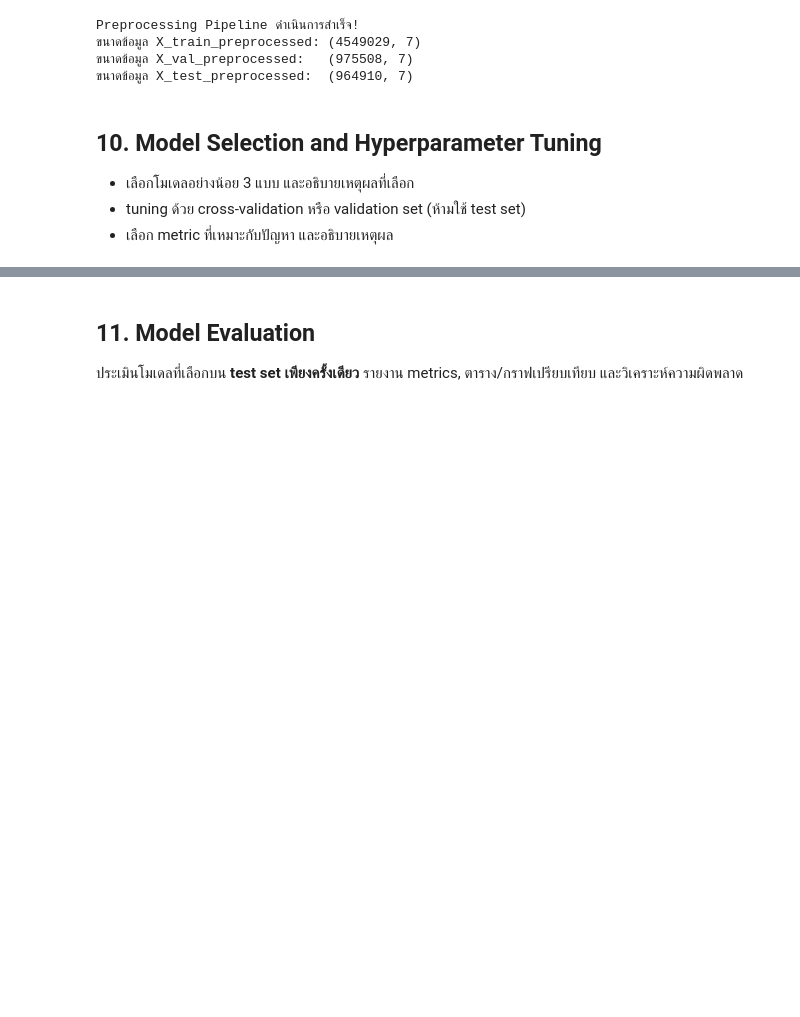
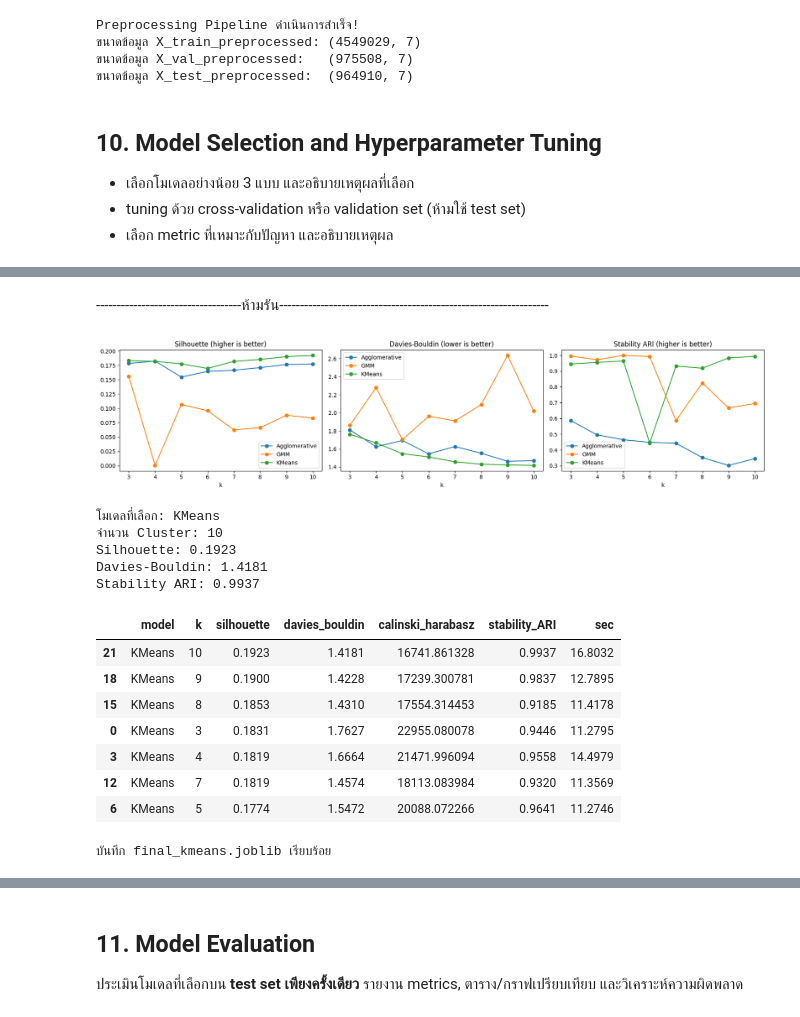
Before and after one commit to doperjerr/G2_MiniProject_Part2_BigData_ML, a Jupyter notebook: G2_MiniProject_Part2_BigData_ML.ipynb, the cells around one changed output, grey strips where cells are left out. Cells and saved outputs as stored; diff of their text form; code cells hidden in the pictures; blank space fills up the shorter version.

```diff
--- a/G2_MiniProject_Part2_BigData_ML.ipynb
+++ b/G2_MiniProject_Part2_BigData_ML.ipynb
@@ -1867,0 +2284,77 @@ Preprocessing Pipeline ดำเนินการสำเร็จ!
+# %% [markdown]
+-----------------------------------<font color="FF876E">ห้ามรัน</font>-----------------------------------------------------------------
+# %%
+
+import joblib
+import matplotlib.pyplot as plt
+
+# บันทึกผลการทดลอง
+res.to_csv("tuning_results.csv", index=False)
+base_df.to_csv("baseline_results.csv")
+
+# กราฟเปรียบเทียบโมเดล
+fig, ax = plt.subplots(1, 3, figsize=(17, 4))
+
+for model_name, group in res.groupby("model"):
+    ax[0].plot(group["k"], group["silhouette"], "o-", label=model_name)
+    ax[1].plot(group["k"], group["davies_bouldin"], "o-", label=model_name)
+    ax[2].plot(group["k"], group["stability_ARI"], "o-", label=model_name)
+
+titles = [
+    "Silhouette (higher is better)",
+    "Davies-Bouldin (lower is better)",
+    "Stability ARI (higher is better)"
+]
+
+for a, title in zip(ax, titles):
+    a.set_title(title)
+    a.set_xlabel("k")
+    a.legend()
+
+plt.tight_layout()
+plt.savefig("section10_model_comparison.png", dpi=200, bbox_inches="tight")
+plt.show()
+
+# เลือก KMeans ที่มี Stability ARI >= 0.80
+pool = res[
+    (res["model"] == "KMeans") &
+    (res["stability_ARI"] >= 0.80)
+]
+
+if pool.empty:
+    raise ValueError("ไม่พบ KMeans ที่ผ่านเกณฑ์ Stability ARI >= 0.80")
+
+best = pool.sort_values("silhouette", ascending=False).iloc[0]
+BEST_K = int(best["k"])
+
+print("โมเดลที่เลือก: KMeans")
+print("จำนวน Cluster:", BEST_K)
+print("Silhouette:", round(best["silhouette"], 4))
+print("Davies-Bouldin:", round(best["davies_bouldin"], 4))
+print("Stability ARI:", round(best["stability_ARI"], 4))
+
+display(pool.sort_values("silhouette", ascending=False).round(4))
+final_km = KMeans(
+    n_clusters=BEST_K,
+    n_init=3,
+    random_state=42
+).fit(Xtr_all)
+
+joblib.dump(final_km, "final_kmeans.joblib")
+print("บันทึก final_kmeans.joblib เรียบร้อย")
+# %% [output]
+[figure, added]
+โมเดลที่เลือก: KMeans
+จำนวน Cluster: 10
+Silhouette: 0.1923
+Davies-Bouldin: 1.4181
+Stability ARI: 0.9937
+|  | model | k | silhouette | davies_bouldin | calinski_harabasz | stability_ARI | sec |
+| 21 | KMeans | 10 | 0.1923 | 1.4181 | 16741.861328 | 0.9937 | 16.8032 |
+| 18 | KMeans | 9 | 0.1900 | 1.4228 | 17239.300781 | 0.9837 | 12.7895 |
+| 15 | KMeans | 8 | 0.1853 | 1.4310 | 17554.314453 | 0.9185 | 11.4178 |
+| 0 | KMeans | 3 | 0.1831 | 1.7627 | 22955.080078 | 0.9446 | 11.2795 |
+| 3 | KMeans | 4 | 0.1819 | 1.6664 | 21471.996094 | 0.9558 | 14.4979 |
+| 12 | KMeans | 7 | 0.1819 | 1.4574 | 18113.083984 | 0.9320 | 11.3569 |
+| 6 | KMeans | 5 | 0.1774 | 1.5472 | 20088.072266 | 0.9641 | 11.2746 |
+บันทึก final_kmeans.joblib เรียบร้อย
```
Also changed, not shown: parts of 6 cells of this notebook.
